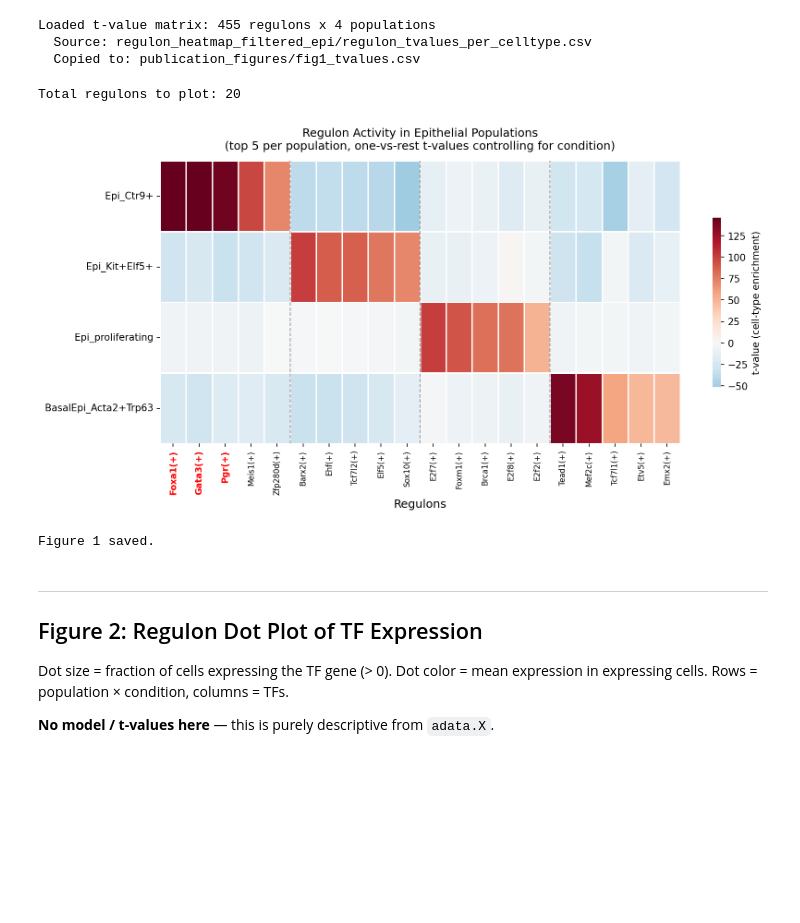
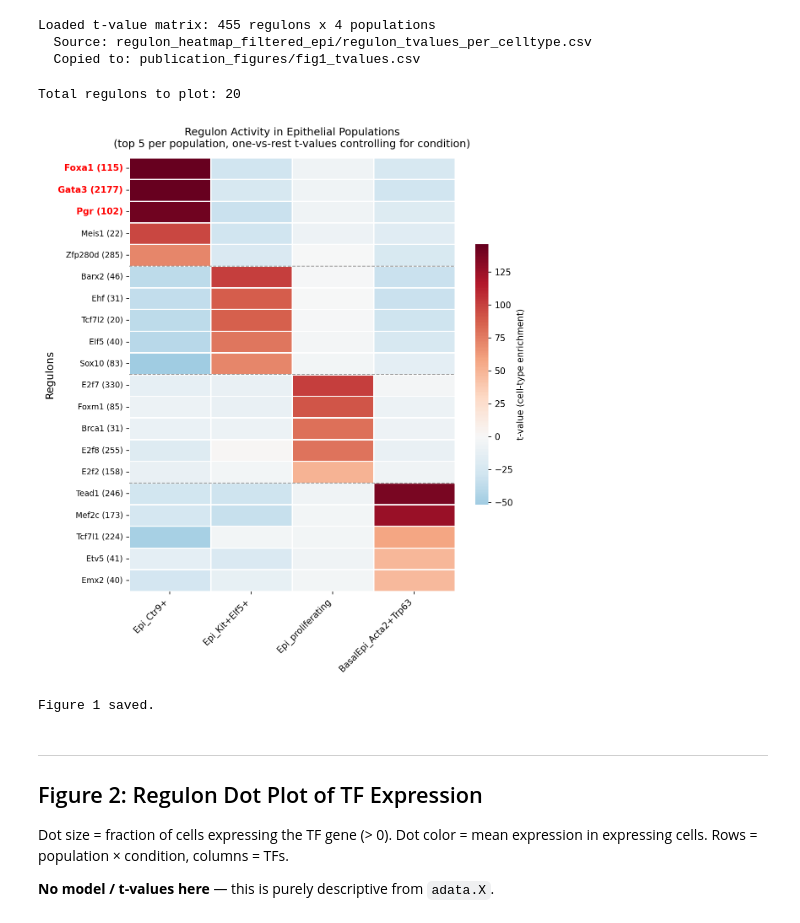
Before and after one commit to sumedhars/weixu-lab_breast-cancer, a Jupyter notebook: generate_figures.ipynb, the cells around one changed output. Saved outputs shown, nothing was run; the diff lists cells and outputs as text; code cells hidden in the pictures; blank space fills up the shorter version.

```diff
--- a/generate_figures.ipynb
+++ b/generate_figures.ipynb
@@ -31,6 +31,7 @@ plt.rcParams["figure.dpi"] = 150
 H5AD_PATH       = "output_filtered_epi/adata_with_aucell.h5ad"
 TVALUES_CSV_PATH = "regulon_heatmap_filtered_epi/regulon_tvalues_per_celltype.csv"
 AUC_CSV_PATH    = None
+REGULONS_PKL    = "output_filtered_epi/regulons.pkl"  # regulons pickle for target gene counts
 
 # If TF genes are missing from adata.X (see verification cell below),
 # uncomment the following two lines and point to your original unfiltered
@@ -145,6 +146,19 @@ available = set(cell_types.unique())
 for pop in CELL_POPULATIONS:
     status = "OK" if pop in available else "NOT FOUND"
     print(f"  {pop}: {status}")
+
+# Load regulon target-gene counts from pickle
+import pickle
+regulon_gene_counts = {}
+if REGULONS_PKL is not None and os.path.exists(REGULONS_PKL):
+    with open(REGULONS_PKL, "rb") as f:
+        regulons_list = pickle.load(f)
+    regulon_gene_counts = {r.name: len(r.genes) for r in regulons_list}
+    print(f"\nLoaded target-gene counts for {len(regulon_gene_counts)} regulons from pickle")
+    print(f"  Example: {list(regulon_gene_counts.items())[:3]}")
+else:
+    print(f"\nWARNING: regulons pickle not found at '{REGULONS_PKL}'. "
+          "Heatmap labels will keep (+) suffix.")
 # %% [output]
 Loading AnnData from: output_filtered_epi/adata_with_aucell.h5ad
   Shape: 4041 cells x 33696 genes
@@ -262,57 +276,67 @@ for ct in tvalue_matrix.columns:
     regs = sorted(regs, key=lambda r: tvalue_matrix.loc[r, ct], reverse=True)
     sorted_regulons.extend(regs)
 
-plot_df = tvalue_matrix.loc[sorted_regulons].T  # populations x regulons
+plot_df = tvalue_matrix.loc[sorted_regulons]  # regulons x populations
 
 # --- Plot ---
-fig_width = max(10, len(sorted_regulons) * 0.48 + 2.5)
-fig_height = max(3.5, len(plot_df) * 0.7 + 2.5)
+fig_width = max(5, len(plot_df.columns) * 1.2 + 3.5)
+fig_height = max(6, len(sorted_regulons) * 0.32 + 2.5)
 
 fig, ax = plt.subplots(figsize=(fig_width, fig_height))
 sns.heatmap(
     plot_df, cmap="RdBu_r", center=0,
     linewidths=0.5, linecolor="white",
     xticklabels=True, yticklabels=True,
     cbar_kws={"label": "t-value (cell-type enrichment)", "shrink": 0.6},
     ax=ax,
 )
-ax.set_xlabel("Regulons", fontsize=12)
-ax.set_ylabel("")
-ax.tick_params(axis="x", rotation=90, labelsize=8)
-ax.tick_params(axis="y", rotation=0, labelsize=10)
+ax.set_xlabel("")
+ax.set_ylabel("Regulons", fontsize=12)
+ax.tick_params(axis="x", rotation=45, labelsize=10)
+ax.tick_params(axis="y", rotation=0, labelsize=9)
+for lbl in ax.get_xticklabels():
+    lbl.set_ha("right")
 ax.set_title(
     f"Regulon Activity in Epithelial Populations\n"
     f"(top {N_TOP} per population, one-vs-rest t-values controlling for condition)",
     fontsize=12, pad=12,
 )
 
-# Highlight Gata3, Foxa1, Pgr in bold red
+# Relabel y-axis: replace (+) with (N target genes) if counts available
 highlight_lower = {tf.lower() for tf in HIGHLIGHT_TFS}
-xlabels = ax.get_xticklabels()
-for label in xlabels:
-    tf_name = regulon_to_tf(label.get_text())
+ylabels = ax.get_yticklabels()
+for label in ylabels:
+    reg_name = label.get_text()
+    tf_name = regulon_to_tf(reg_name)
+    # Build new label with target gene count
+    if reg_name in regulon_gene_counts:
+        new_text = f"{tf_name} ({regulon_gene_counts[reg_name]})"
+    else:
+        new_text = reg_name  # fallback to original
+    label.set_text(new_text)
+    # Highlight Gata3, Foxa1, Pgr in bold red
     if tf_name.lower() in highlight_lower:
         label.set_color("red")
         label.set_fontweight("bold")
-        label.set_fontsize(9)
-ax.set_xticklabels(xlabels)
+        label.set_fontsize(10)
+ax.set_yticklabels(ylabels)
 
-# Vertical separators between regulon blocks
+# Horizontal separators between regulon blocks
 cursor = 0
 for ct in tvalue_matrix.columns:
     n_regs = (max_pop == ct).sum()
     cursor += n_regs
     if cursor < len(sorted_regulons):
-        ax.axvline(x=cursor, color="black", linewidth=1.0, linestyle="--", alpha=0.4)
+        ax.axhline(y=cursor, color="black", linewidth=1.0, linestyle="--", alpha=0.4)
 
 fig.savefig(os.path.join(OUTPUT_DIR, "fig1_regulon_heatmap_epithelial.png")),
 fig.savefig(os.path.join(OUTPUT_DIR, "fig1_regulon_heatmap_epithelial.pdf"),
             dpi=300, bbox_inches="tight")
 plt.show()
 print("Figure 1 saved.")
 # %% [output]
 Total regulons to plot: 20
-[figure, old version]
+[figure, new version]
 Figure 1 saved.
 # %% [markdown]
 ---
```
Also changed, not shown: parts of 1 cell of this notebook, 41 other files.
